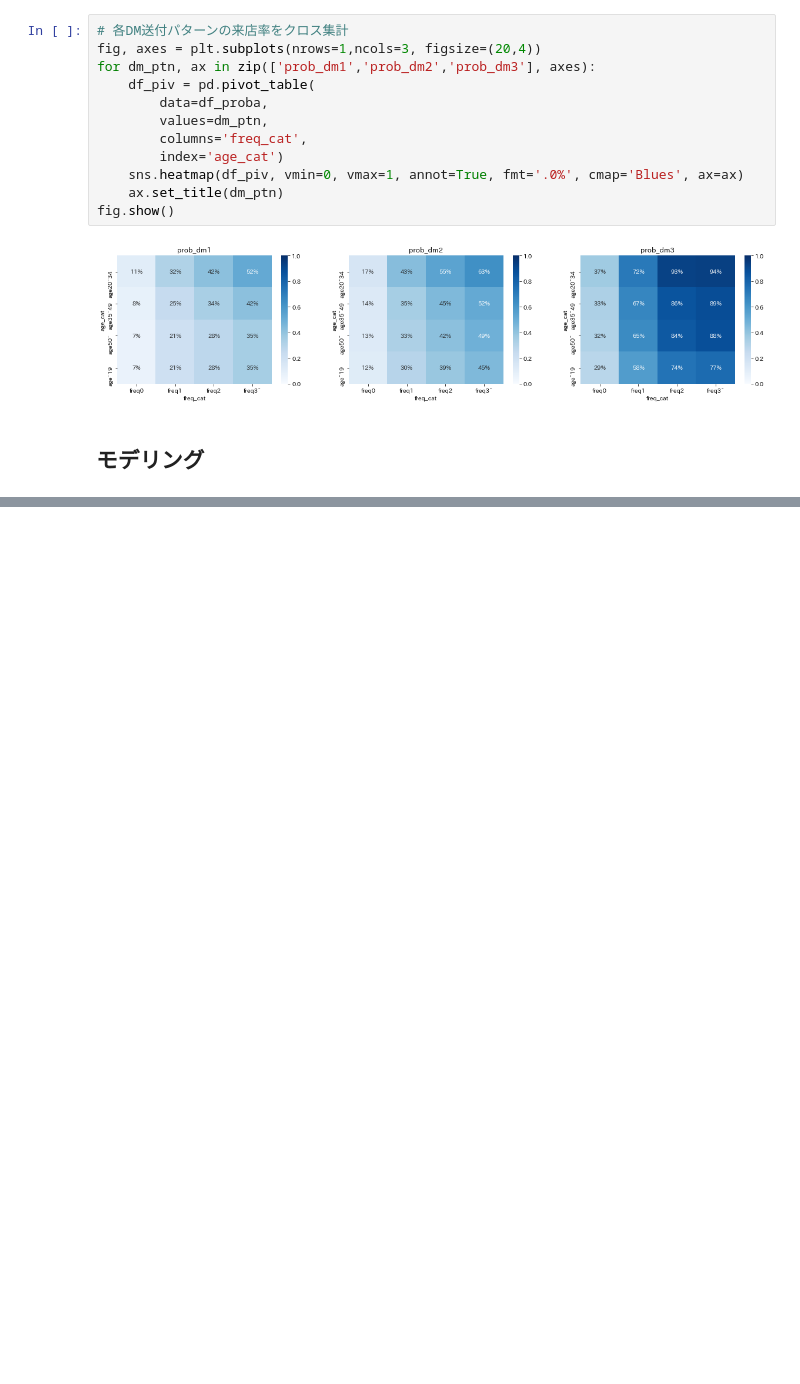
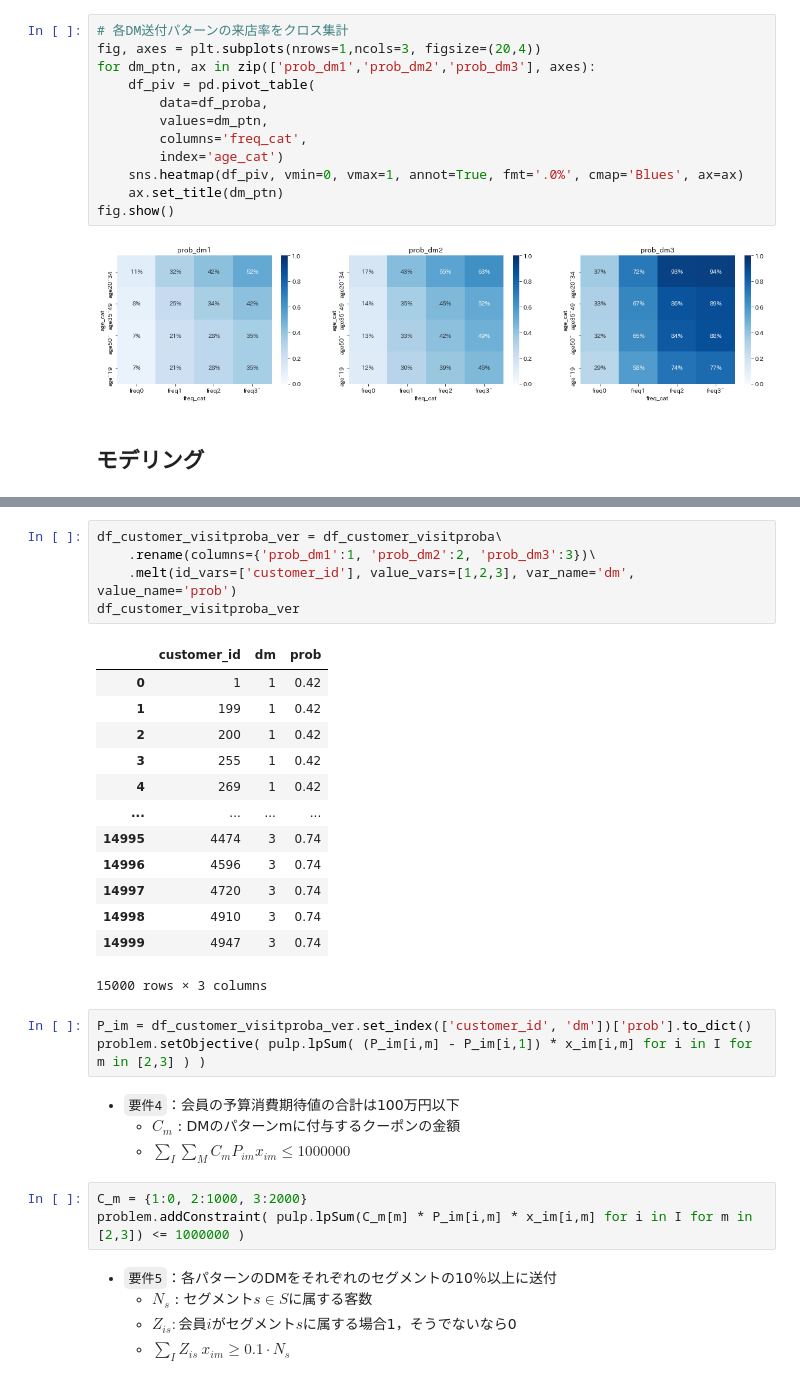
Before and after one commit to morison28/python-optimization, a Jupyter notebook: 02_discount-cuopon.ipynb, the cells around one changed output, grey strips where cells are left out. Drawn from its saved outputs; the diff is of its cells as text; blank space fills up the shorter version.

```diff
--- a/02_discount-cuopon.ipynb
+++ b/02_discount-cuopon.ipynb
@@ -172,0 +212,34 @@ fig.show()
+# %%
+df_customer_visitproba_ver = df_customer_visitproba\
+    .rename(columns={'prob_dm1':1, 'prob_dm2':2, 'prob_dm3':3})\
+    .melt(id_vars=['customer_id'], value_vars=[1,2,3], var_name='dm', value_name='prob')
+df_customer_visitproba_ver
+# %% [output]
+|  | customer_id | dm | prob |
+| 0 | 1 | 1 | 0.42 |
+| 1 | 199 | 1 | 0.42 |
+| 2 | 200 | 1 | 0.42 |
+| 3 | 255 | 1 | 0.42 |
+| 4 | 269 | 1 | 0.42 |
+| ... | ... | ... | ... |
+| 14995 | 4474 | 3 | 0.74 |
+| 14996 | 4596 | 3 | 0.74 |
+| 14997 | 4720 | 3 | 0.74 |
+| 14998 | 4910 | 3 | 0.74 |
+| 14999 | 4947 | 3 | 0.74 |
+15000 rows × 3 columns
+# %%
+P_im = df_customer_visitproba_ver.set_index(['customer_id', 'dm'])['prob'].to_dict()
+problem.setObjective( pulp.lpSum( (P_im[i,m] - P_im[i,1]) * x_im[i,m] for i in I for m in [2,3] ) )
+# %% [markdown]
+- `要件4`：会員の予算消費期待値の合計は100万円以下
+    - $C_m$ : DMのパターンmに付与するクーポンの金額
+    - $\sum_{I} \sum_{M} C_{m} P_{im} x_{im} \le 1000000$
+# %%
+C_m = {1:0, 2:1000, 3:2000}
+problem.addConstraint( pulp.lpSum(C_m[m] * P_im[i,m] * x_im[i,m] for i in I for m in [2,3]) <= 1000000 )
+# %% [markdown]
+- `要件5`：各パターンのDMをそれぞれのセグメントの10％以上に送付
+    - $N_s$ : セグメント$s \in S$に属する客数
+    - $Z_{is} : $会員$i$がセグメント$s$に属する場合1，そうでないなら0
+    - $\sum_{I} Z_{is} \ x_{im} \ge 0.1 \cdot N_s$
```
Also changed, not shown: parts of 17 cells of this notebook.
